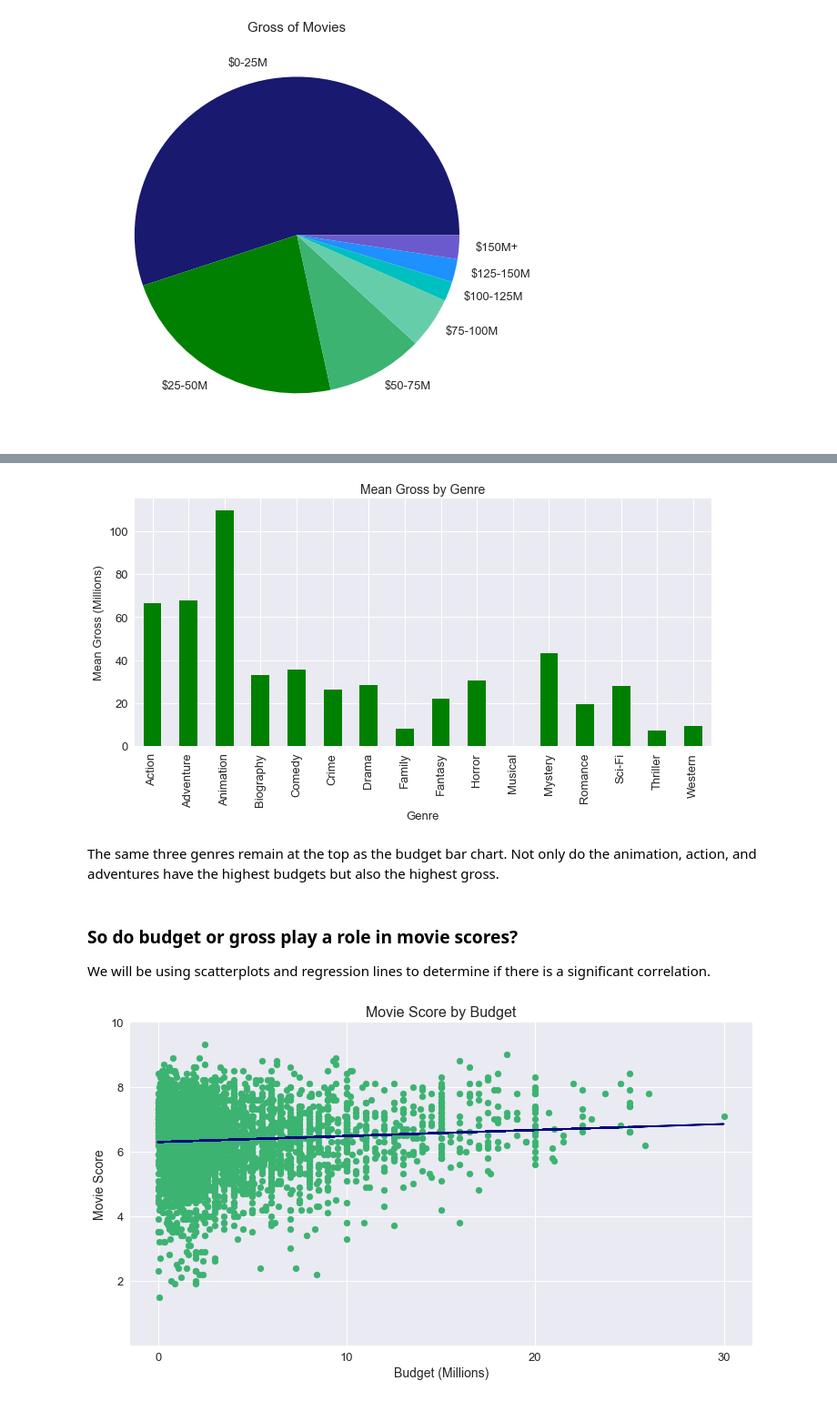
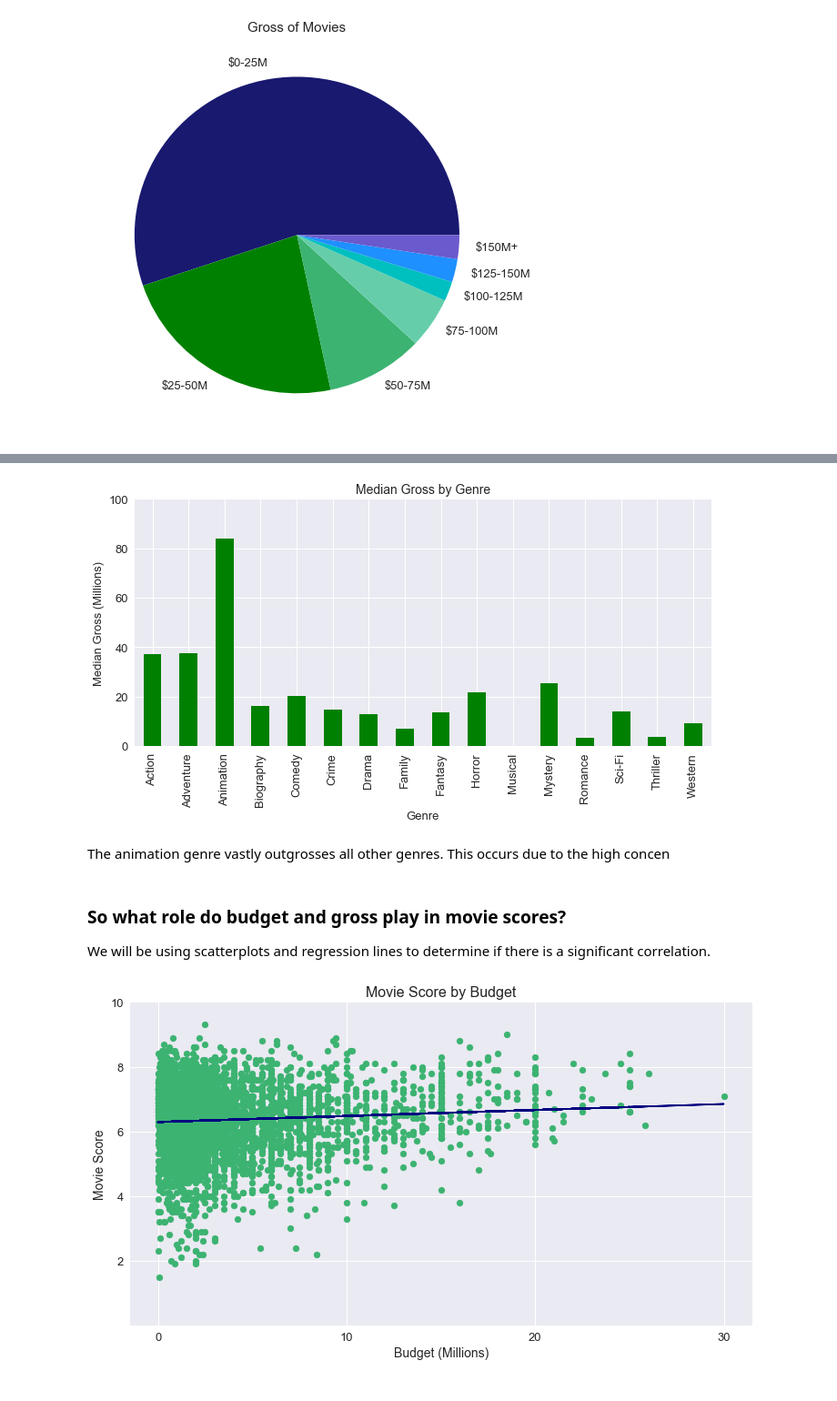
Before and after one commit to Toddizmo/Thinkful, a Jupyter notebook: Olsen_Todd_Capstone.ipynb, the cells around one changed output, grey strips where cells are left out. Shown at 91% size. Cells and saved outputs as stored; diff of their text form; code cells hidden in the pictures.

```diff
--- a/Olsen_Todd_Capstone.ipynb
+++ b/Olsen_Todd_Capstone.ipynb
@@ -116,22 +130,22 @@ As shown above, the majority of movie gross lies below $25 million. More than 1/
 # %%
 #genre/score
 plt.figure(figsize=(25,5))
 plt.subplot(1, 2, 1)
-df_budget.groupby('genre').gross.mean().plot(kind = "bar", color = 'green')
+df_budget.groupby('genre').gross.median().plot(kind = "bar", color = 'green')
 plt.xlabel('Genre', fontsize=13)
-plt.ylabel('Mean Gross (Millions)', fontsize=13)
-plt.title('Mean Gross by Genre', fontsize=14)
+plt.ylabel('Median Gross (Millions)', fontsize=13)
+plt.title('Median Gross by Genre', fontsize=14)
 tick_val = [0, 20000000, 40000000, 60000000, 80000000, 100000000]
 tick_lab = ['0','20', '40', '60', '80', '100']
 plt.yticks(tick_val, tick_lab)
 plt.xticks(rotation=90)
 plt.show()
 # %% [output]
-[figure, old version]
+[figure, new version]
-# %% [markdown]
-The same three genres remain at the top as the budget bar chart. Not only do the animation, action, and adventures have the highest budgets but also the highest gross.
+# %% [markdown]
+The animation genre vastly outgrosses all other genres. This occurs due to the high concen
 # %% [markdown]
-### So do budget or gross play a role in movie scores?
+### So what role do budget and gross play in movie scores?
 We will be using scatterplots and regression lines to determine if there is a significant correlation.
 # %%
 #budget/score scatterplot
```
Also changed, not shown: parts of 18 cells of this notebook.
